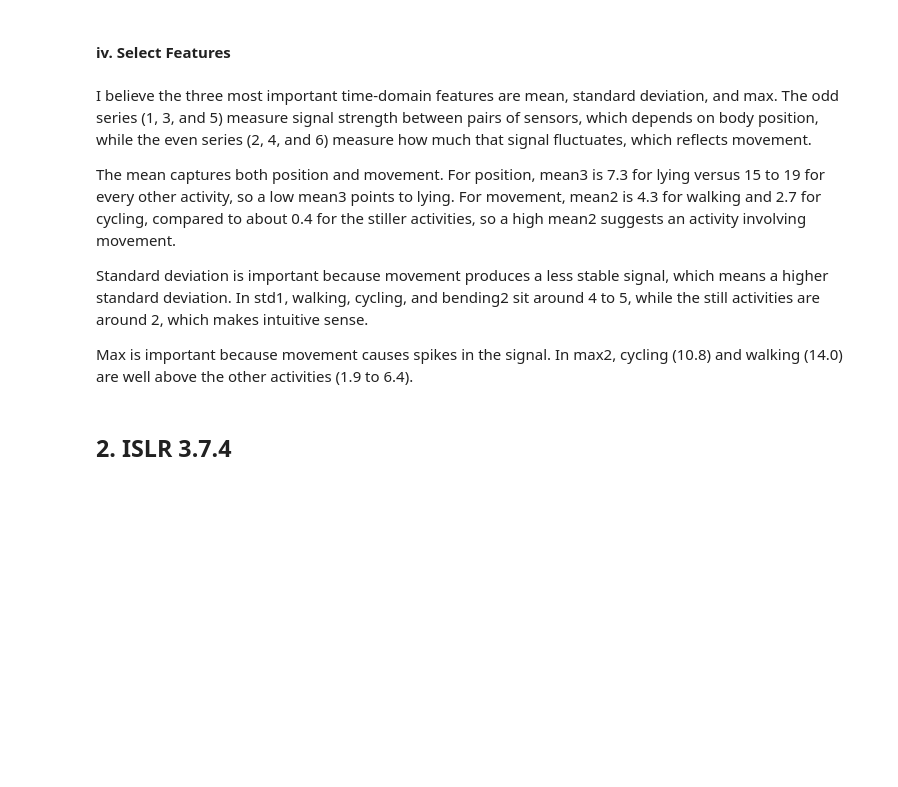
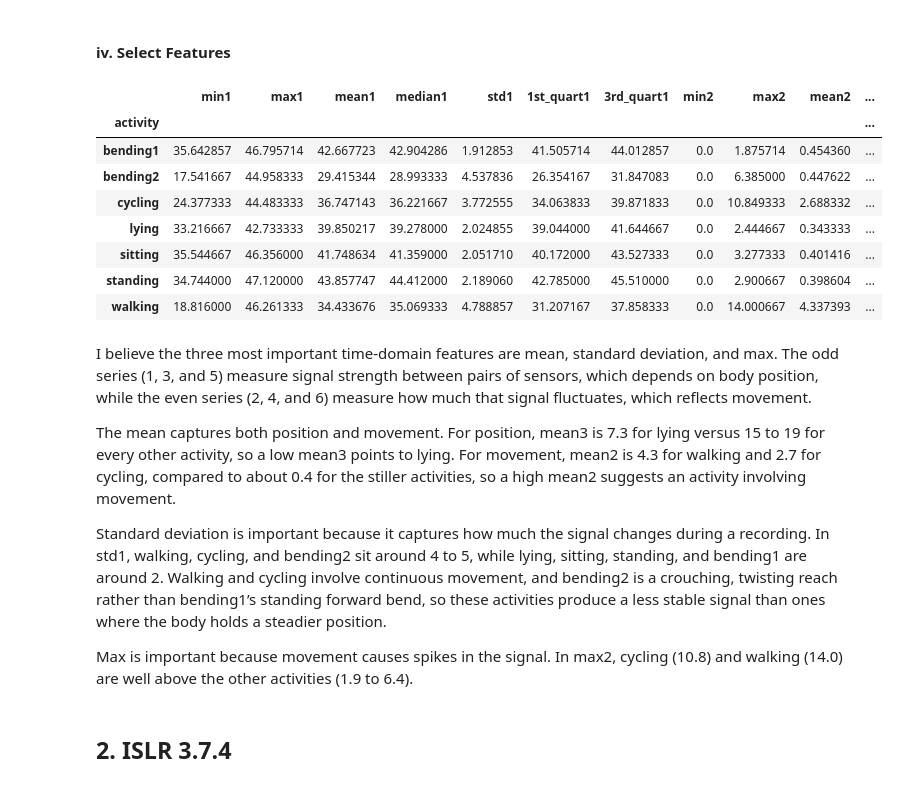
Before and after one commit to islastevenschneider/DSCI552_HW3, a Jupyter notebook: notebook/Steven-Schneider_Isla_HW3.ipynb, the cells around one changed output. Cells and saved outputs as stored; diff of their text form; code cells hidden in the pictures; blank space fills up the shorter version.

```diff
--- a/notebook/Steven-Schneider_Isla_HW3.ipynb
+++ b/notebook/Steven-Schneider_Isla_HW3.ipynb
@@ -21,10 +21,6 @@ import os
 # %% [markdown]
 Get the AReM Data Set
 # %%
-path = os.path.join("..", "data", "AReM", "bending1", "dataset1.csv")
-
-df = pd.read_csv(path, skiprows=5, names=["time", "avg_rss12", "var_rss12", "avg_rss13", "var_rss13", "avg_rss23", "var_rss23"])
-
 root = os.path.join("..", "data", "AReM")
 cols = ["time", "avg_rss12", "var_rss12", "avg_rss13", "var_rss13", "avg_rss23", "var_rss23"]
 data = {}
@@ -37,5 +33,4 @@ for folder_name in os.listdir(root):
         if not file.endswith(".csv"):
             continue
         num = int(file.replace("dataset", "").replace(".csv", ""))
-        print(folder_name, file)
         data[(folder_name, num)] = pd.read_csv(os.path.join(folder_path, file), skiprows=5, names=cols, usecols=range(7), sep=r"[,\s]+", engine="python")
@@ -177,11 +145,24 @@ features.groupby("activity").mean()
 # %% [markdown]
 #### iv. Select Features
+# %%
+pd.set_option("display.max_columns", None)
+features.drop(columns="dataset").groupby("activity").mean()
+# %% [output]
+|  | min1 | max1 | mean1 | median1 | std1 | 1st_quart1 | 3rd_quart1 | min2 | max2 | mean2 | ... |
+| activity |  |  |  |  |  |  |  |  |  |  | ... |
+| bending1 | 35.642857 | 46.795714 | 42.667723 | 42.904286 | 1.912853 | 41.505714 | 44.012857 | 0.0 | 1.875714 | 0.454360 | ... |
+| bending2 | 17.541667 | 44.958333 | 29.415344 | 28.993333 | 4.537836 | 26.354167 | 31.847083 | 0.0 | 6.385000 | 0.447622 | ... |
+| cycling | 24.377333 | 44.483333 | 36.747143 | 36.221667 | 3.772555 | 34.063833 | 39.871833 | 0.0 | 10.849333 | 2.688332 | ... |
+| lying | 33.216667 | 42.733333 | 39.850217 | 39.278000 | 2.024855 | 39.044000 | 41.644667 | 0.0 | 2.444667 | 0.343333 | ... |
+| sitting | 35.544667 | 46.356000 | 41.748634 | 41.359000 | 2.051710 | 40.172000 | 43.527333 | 0.0 | 3.277333 | 0.401416 | ... |
+| standing | 34.744000 | 47.120000 | 43.857747 | 44.412000 | 2.189060 | 42.785000 | 45.510000 | 0.0 | 2.900667 | 0.398604 | ... |
+| walking | 18.816000 | 46.261333 | 34.433676 | 35.069333 | 4.788857 | 31.207167 | 37.858333 | 0.0 | 14.000667 | 4.337393 | ... |
 # %% [markdown]
 I believe the three most important time-domain features are mean, standard deviation, and max. The odd series (1, 3, and 5) measure signal strength between pairs of sensors, which depends on body position, while the even series (2, 4, and 6) measure how much that signal fluctuates, which reflects movement.
 
 The mean captures both position and movement. For position, mean3 is 7.3 for lying versus 15 to 19 for every other activity, so a low mean3 points to lying. For movement, mean2 is 4.3 for walking and 2.7 for cycling, compared to about 0.4 for the stiller activities, so a high mean2 suggests an activity involving movement.
 
-Standard deviation is important because movement produces a less stable signal, which means a higher standard deviation. In std1, walking, cycling, and bending2 sit around 4 to 5, while the still activities are around 2, which makes intuitive sense.
+Standard deviation is important because it captures how much the signal changes during a recording. In std1, walking, cycling, and bending2 sit around 4 to 5, while lying, sitting, standing, and bending1 are around 2. Walking and cycling involve continuous movement, and bending2 is a crouching, twisting reach rather than bending1’s standing forward bend, so these activities produce a less stable signal than ones where the body holds a steadier position.
 
 Max is important because movement causes spikes in the signal. In max2, cycling (10.8) and walking (14.0) are well above the other activities (1.9 to 6.4).
 # %% [markdown]
```
Also changed, not shown: parts of 8 cells of this notebook, 1 other file.
